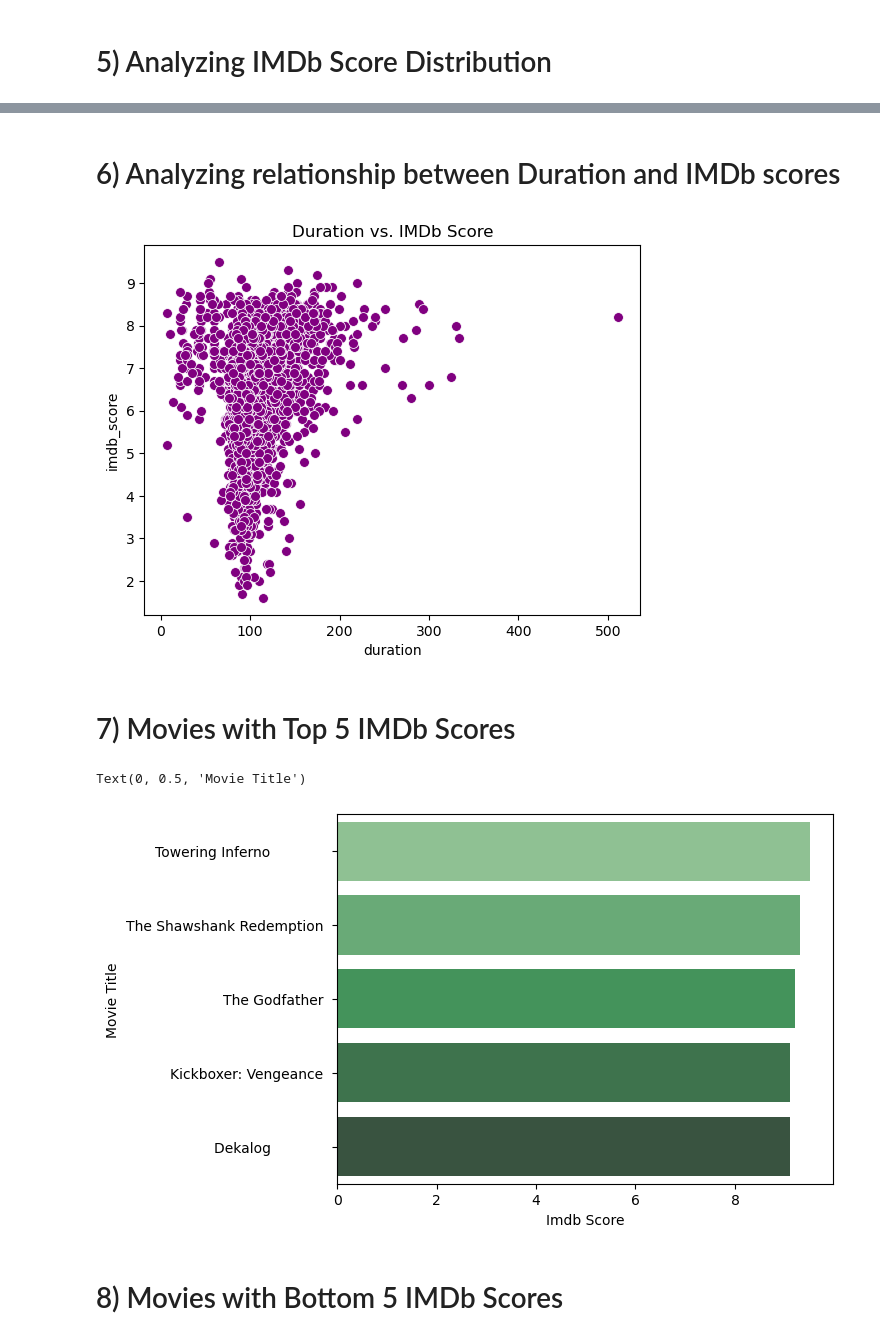
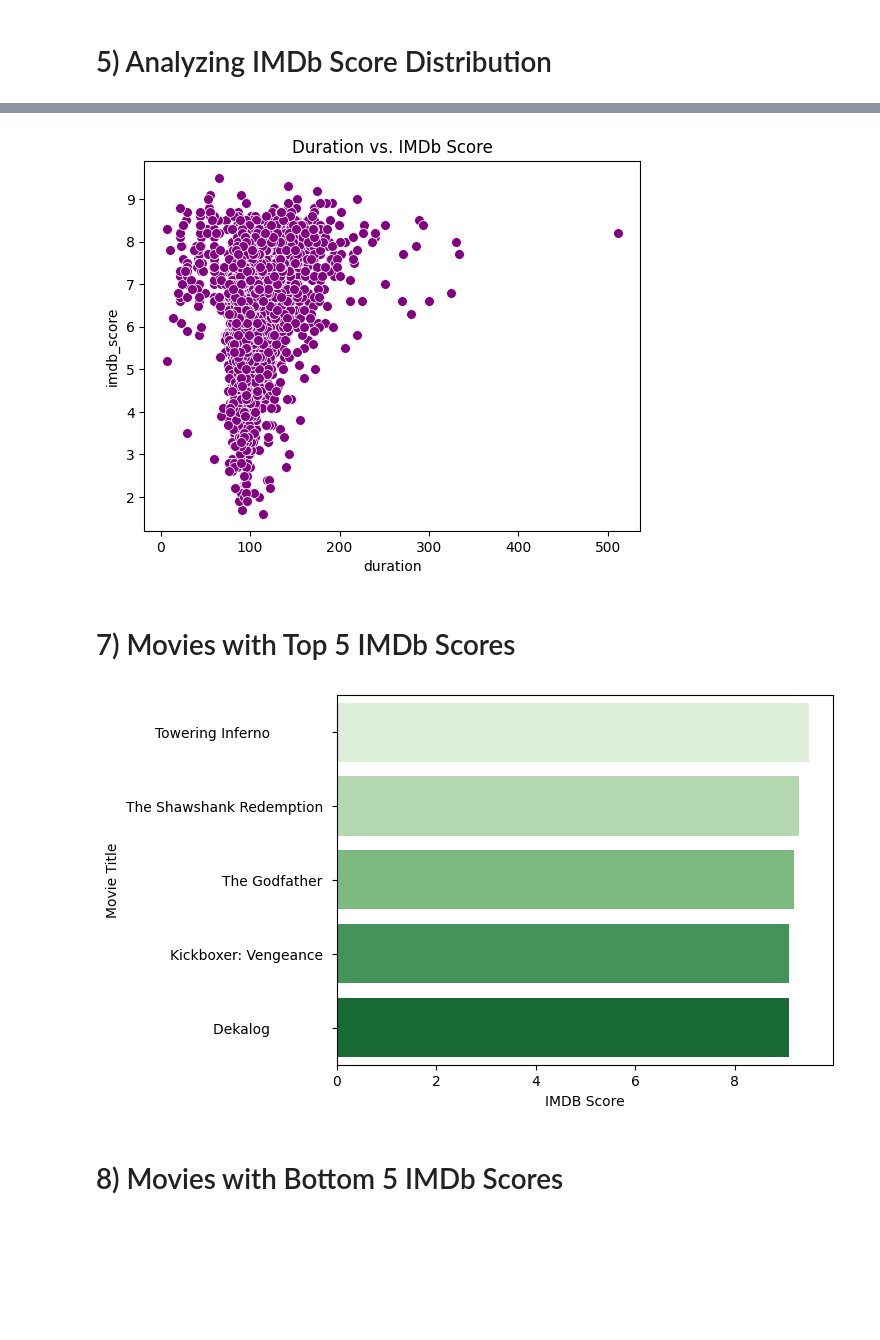
Before and after one commit to its-me-abhishek/imdb-movie-sentiment, a Jupyter notebook: imdb-sentiment-analysis.ipynb, the cells around one changed output, grey strips where cells are left out. Saved outputs shown, nothing was run; the diff lists cells and outputs as text; code cells hidden in the pictures; blank space fills up the shorter version.

```diff
--- a/imdb-sentiment-analysis.ipynb
+++ b/imdb-sentiment-analysis.ipynb
@@ -6,6 +8,6 @@ import matplotlib.pyplot as plt
 from wordcloud import WordCloud
 # %%
 # Importing Datasets
-df_reviews = pd.read_csv('/kaggle/input/imdb-dataset-of-50k-movie-reviews/IMDB Dataset.csv')
-df_movies = pd.read_csv('/kaggle/input/imdb-5000-movie-dataset/movie_metadata.csv')
+df_reviews = pd.read_csv("./kaggle/input/IMDB Dataset.csv")
+df_movies = pd.read_csv("./kaggle/input/movie_metadata.csv")
 # %%
@@ -131,20 +170,25 @@ plt.show()
-# %% [markdown]
-# 6) Analyzing relationship between Duration and IMDb scores
 # %%
 sns.scatterplot(data=df_movies, x="duration", y="imdb_score", color="purple", s=50)
 plt.title("Duration vs. IMDb Score")
 plt.show()
 # %% [output]
-[figure, old version]
+[figure, new version]
 # %% [markdown]
 # 7) Movies with Top 5 IMDb Scores
 # %%
-sns.barplot(data=top_5_imdb,y='movie_title', x='imdb_score', palette='Greens_d')
-plt.xlabel('Imdb Score')
-plt.ylabel('Movie Title')
+sns.barplot(
+    data=top_5_imdb,
+    y="movie_title",
+    x="imdb_score",
+    hue="movie_title",
+    palette=sns.color_palette("Greens", n_colors=len(top_5_imdb)),
+    legend=False,
+)
+plt.xlabel("IMDB Score")
+plt.ylabel("Movie Title")
+plt.show()
 # %% [output]
-Text(0, 0.5, 'Movie Title')
-[figure, old version]
+[figure, new version]
 # %% [markdown]
 # 8) Movies with Bottom 5 IMDb Scores
 # %%
```
Also changed, not shown: parts of 29 cells of this notebook.
